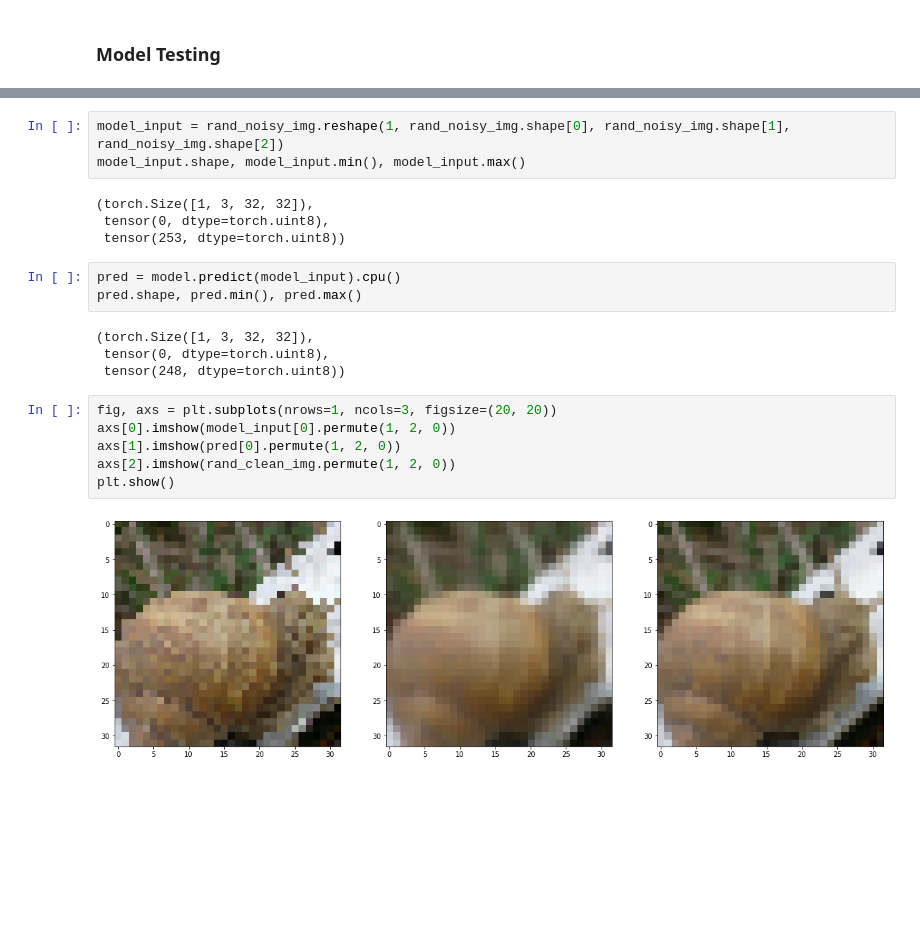
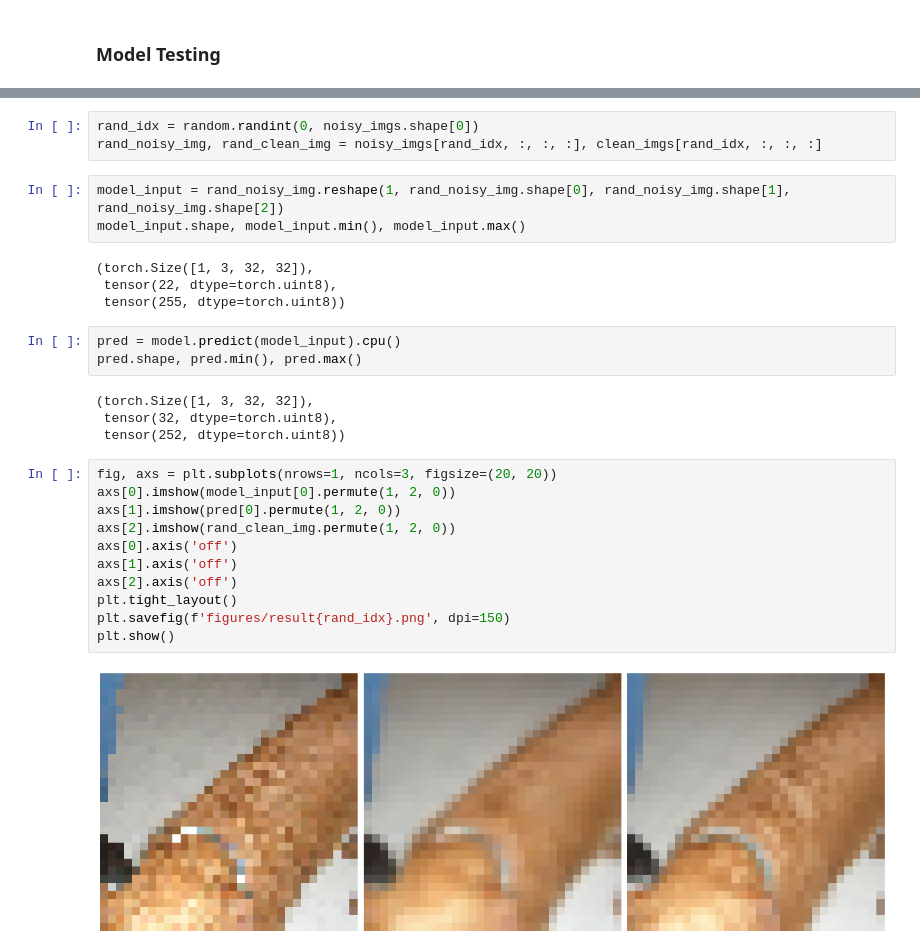
Before and after one commit to batuhanfaik/deep-learning-minis, a Jupyter notebook: Miniproject_1/eda.ipynb, the cells around one changed output, grey strips where cells are left out. Saved outputs shown, nothing was run; the diff lists cells and outputs as text; blank space fills up the shorter version.

```diff
--- a/Miniproject_1/eda.ipynb
+++ b/Miniproject_1/eda.ipynb
@@ -67,22 +99,30 @@ Loading pretrained model from /home/yusuf/PycharmProjects/deep-learning-minis/Mi
+# %%
+rand_idx = random.randint(0, noisy_imgs.shape[0])
+rand_noisy_img, rand_clean_img = noisy_imgs[rand_idx, :, :, :], clean_imgs[rand_idx, :, :, :]
 # %%
 model_input = rand_noisy_img.reshape(1, rand_noisy_img.shape[0], rand_noisy_img.shape[1], rand_noisy_img.shape[2])
 model_input.shape, model_input.min(), model_input.max()
 # %% [output]
 (torch.Size([1, 3, 32, 32]),
- tensor(0, dtype=torch.uint8),
- tensor(253, dtype=torch.uint8))
+ tensor(22, dtype=torch.uint8),
+ tensor(255, dtype=torch.uint8))
 # %%
 pred = model.predict(model_input).cpu()
 pred.shape, pred.min(), pred.max()
 # %% [output]
 (torch.Size([1, 3, 32, 32]),
- tensor(0, dtype=torch.uint8),
- tensor(248, dtype=torch.uint8))
+ tensor(32, dtype=torch.uint8),
+ tensor(252, dtype=torch.uint8))
 # %%
 fig, axs = plt.subplots(nrows=1, ncols=3, figsize=(20, 20))
 axs[0].imshow(model_input[0].permute(1, 2, 0))
 axs[1].imshow(pred[0].permute(1, 2, 0))
 axs[2].imshow(rand_clean_img.permute(1, 2, 0))
+axs[0].axis('off')
+axs[1].axis('off')
+axs[2].axis('off')
+plt.tight_layout()
+plt.savefig(f'figures/result{rand_idx}.png', dpi=150)
 plt.show()
 # %% [output]
-[figure, old version]
+[figure, new version]
```
Also changed, not shown: parts of 11 cells of this notebook, 5 other files.
